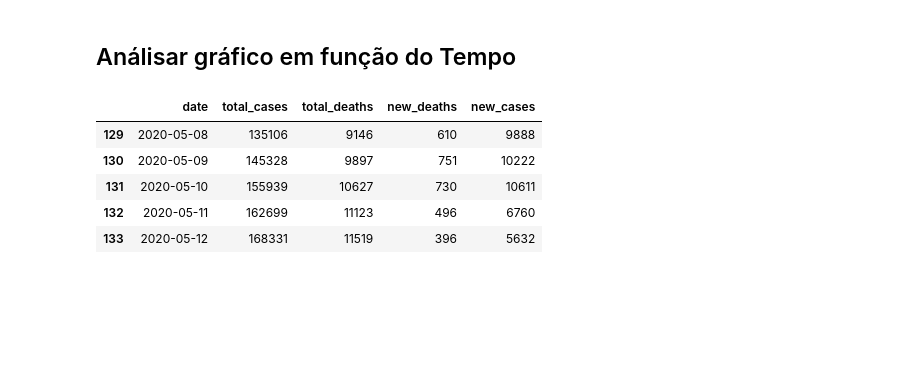
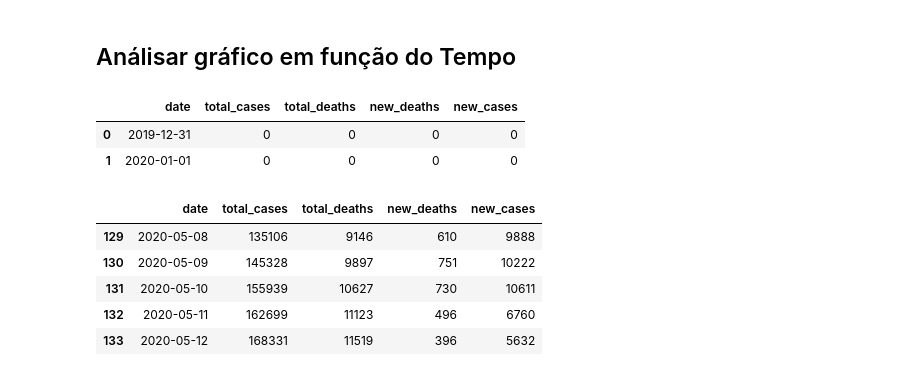
Before and after one commit to miguelzeph/Data_Science_Base, a Jupyter notebook: 12_Data_Storm/04_CoronaVirus_ajuste/Covid_estudos_OK.ipynb, the cells around one changed output. Saved outputs shown, nothing was run; the diff lists cells and outputs as text; code cells hidden in the pictures; blank space fills up the shorter version.

```diff
--- a/12_Data_Storm/04_CoronaVirus_ajuste/Covid_estudos_OK.ipynb
+++ b/12_Data_Storm/04_CoronaVirus_ajuste/Covid_estudos_OK.ipynb
@@ -155,5 +157,11 @@ df_new.to_csv('./dados.txt',columns=['new_cases','new_deaths'],index_label='data
 # %%
 df_new  = df_new[['date','total_cases','total_deaths','new_deaths','new_cases']]
+# %%
+df_new.head(2)
+# %% [output]
+|  | date | total_cases | total_deaths | new_deaths | new_cases |
+| 0 | 2019-12-31 | 0 | 0 | 0 | 0 |
+| 1 | 2020-01-01 | 0 | 0 | 0 | 0 |
 # %%
 df_new.tail()
 # %% [output]
```
Also changed, not shown: parts of 6 cells of this notebook, 11 other files.
